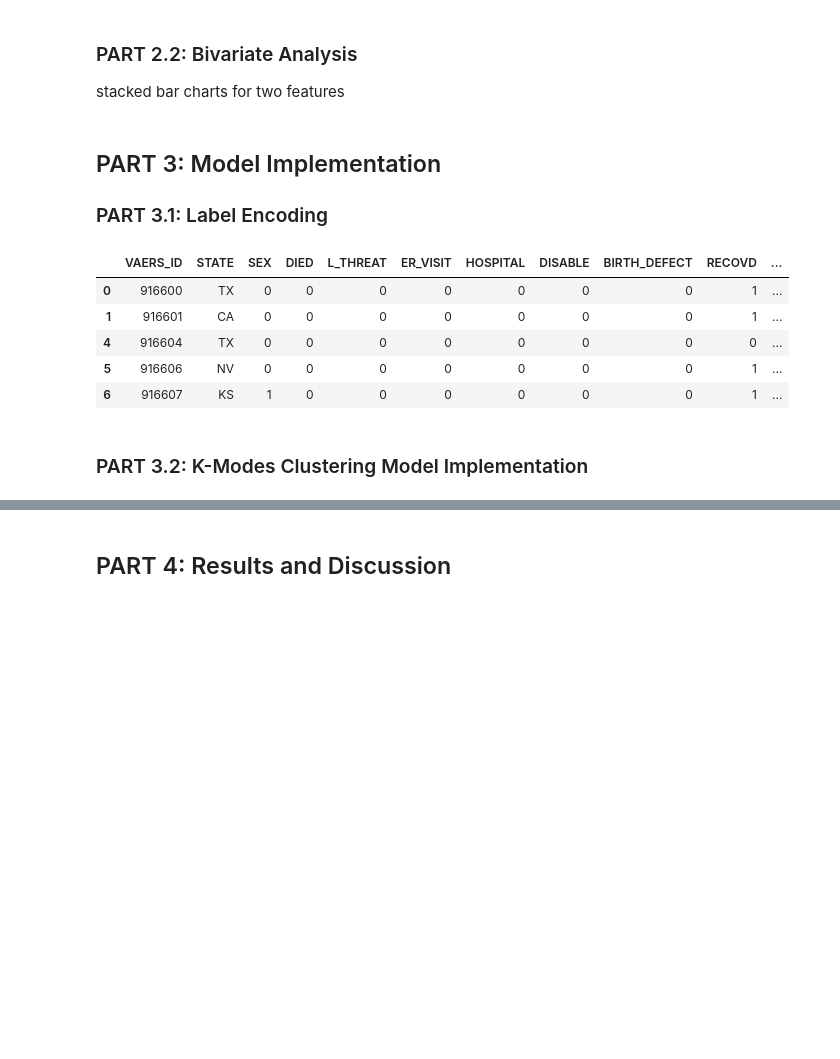
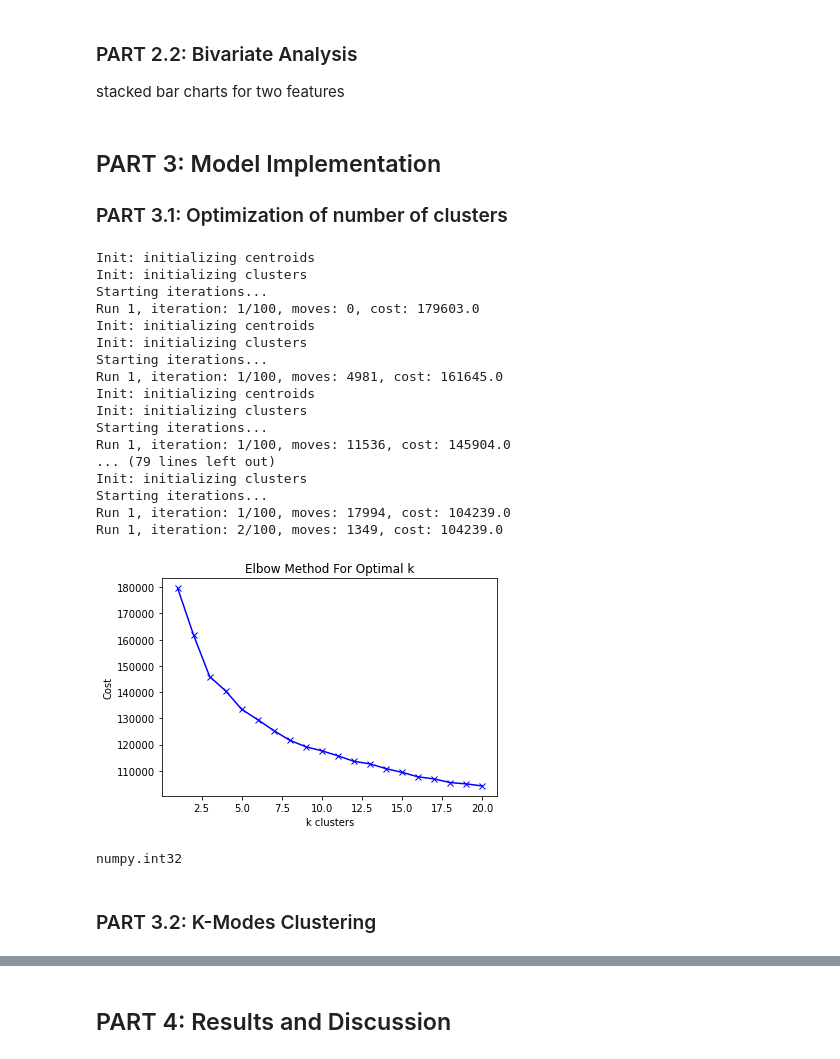
Before and after one commit to beyatris/VaxxAId, a Jupyter notebook: main/vaxxaid.ipynb, the cells around one changed output, grey strips where cells are left out. Saved outputs shown, nothing was run; the diff lists cells and outputs as text; code cells hidden in the pictures; blank space fills up the shorter version.

Commit message:
Added experimental model and partial results

```diff
--- a/main/vaxxaid.ipynb
+++ b/main/vaxxaid.ipynb
@@ -240,5 +209,0 @@ Name: V_ADMINBY, dtype: int64
-# %%
-# Remove rows where VAX_MANU is unknown
-
-patients = patients[patients['VAX_MANU']!='UNKNOWN MANUFACTURER']
-patients.VAX_MANU.value_counts()
@@ -250,5 +253,7 @@ Name: VAX_MANU, dtype: int64
 # %%
 # We can select the first 30000 rows only.
 
-sample = patients.head(30000)
-sample.to_csv('../data/20212022DATASAMPLE.csv', index=False)
+patients.drop('VAERS_ID', inplace=True, axis=1)
+
+patients.to_csv('../data/finaldataset.csv', index=False)
+patients
@@ -254,0 +287,7 @@ sample.to_csv('../data/20212022DATASAMPLE.csv', index=False)
+# %%
+binary = ['DIED', 'L_THREAT', 'ER_VISIT', 'HOSPITAL', 'DISABLE', 'BIRTH_DEFECT', 'RECOVD']
+
+for i in binary:
+    patients[i] = patients[i].apply(lambda x: 1 if x=="Y" else 0)
+
+patients.head()
@@ -265,24 +311,45 @@ stacked bar charts for two features
 # %% [markdown]
 ## PART 3: Model Implementation
 
-### PART 3.1: Label Encoding
+### PART 3.1: Optimization of number of clusters
-# %%
-label_encoder = LabelEncoder()
-
-categorical = ['SEX', 'DIED', 'L_THREAT', 'ER_VISIT', 'HOSPITAL', 'DISABLE',
-       'BIRTH_DEFECT', 'RECOVD', 'V_ADMINBY', 'VAX_MANU', 'VAX_SITE',
-       'VAX_ROUTE']
-
-for i in categorical:
-    patients[i] = label_encoder.fit_transform(patients[i])
-
-patients.head()
-# %% [output]
-|  | VAERS_ID | STATE | SEX | DIED | L_THREAT | ER_VISIT | HOSPITAL | DISABLE | BIRTH_DEFECT | RECOVD | ... |
-| 0 | 916600 | TX | 0 | 0 | 0 | 0 | 0 | 0 | 0 | 1 | ... |
-| 1 | 916601 | CA | 0 | 0 | 0 | 0 | 0 | 0 | 0 | 1 | ... |
-| 4 | 916604 | TX | 0 | 0 | 0 | 0 | 0 | 0 | 0 | 0 | ... |
-| 5 | 916606 | NV | 0 | 0 | 0 | 0 | 0 | 0 | 0 | 1 | ... |
-| 6 | 916607 | KS | 1 | 0 | 0 | 0 | 0 | 0 | 0 | 1 | ... |
+# %%
+cost = []
+K = range(1,21)
+for num_clusters in list(K):
+    kmode = KModes(n_clusters=num_clusters, init = "Cao", n_init = 1, verbose=1)
+    kmode.fit_predict(patients)
+    cost.append(kmode.cost_)
+
+plt.plot(K, cost, 'bx-')
+plt.xlabel('k clusters')
+plt.ylabel('Cost')
+plt.title('Elbow Method For Optimal k')
+plt.show()
+# %% [output]
+Init: initializing centroids
+Init: initializing clusters
+Starting iterations...
+Run 1, iteration: 1/100, moves: 0, cost: 179603.0
+Init: initializing centroids
+Init: initializing clusters
+Starting iterations...
+Run 1, iteration: 1/100, moves: 4981, cost: 161645.0
+Init: initializing centroids
+Init: initializing clusters
+Starting iterations...
+Run 1, iteration: 1/100, moves: 11536, cost: 145904.0
+... (79 lines left out)
+Init: initializing clusters
+Starting iterations...
+Run 1, iteration: 1/100, moves: 17994, cost: 104239.0
+Run 1, iteration: 2/100, moves: 1349, cost: 104239.0
+[figure, added]
+# %%
+from kneed import KneeLocator
+optimal_k = KneeLocator(list(K), cost, curve='convex', direction='decreasing')
+
+type(optimal_k.knee)
+# %% [output]
+numpy.int32
 # %% [markdown]
-### PART 3.2: K-Modes Clustering Model Implementation
+### PART 3.2: K-Modes Clustering
```
Also changed, not shown: parts of 25 cells of this notebook, 3 other files.
